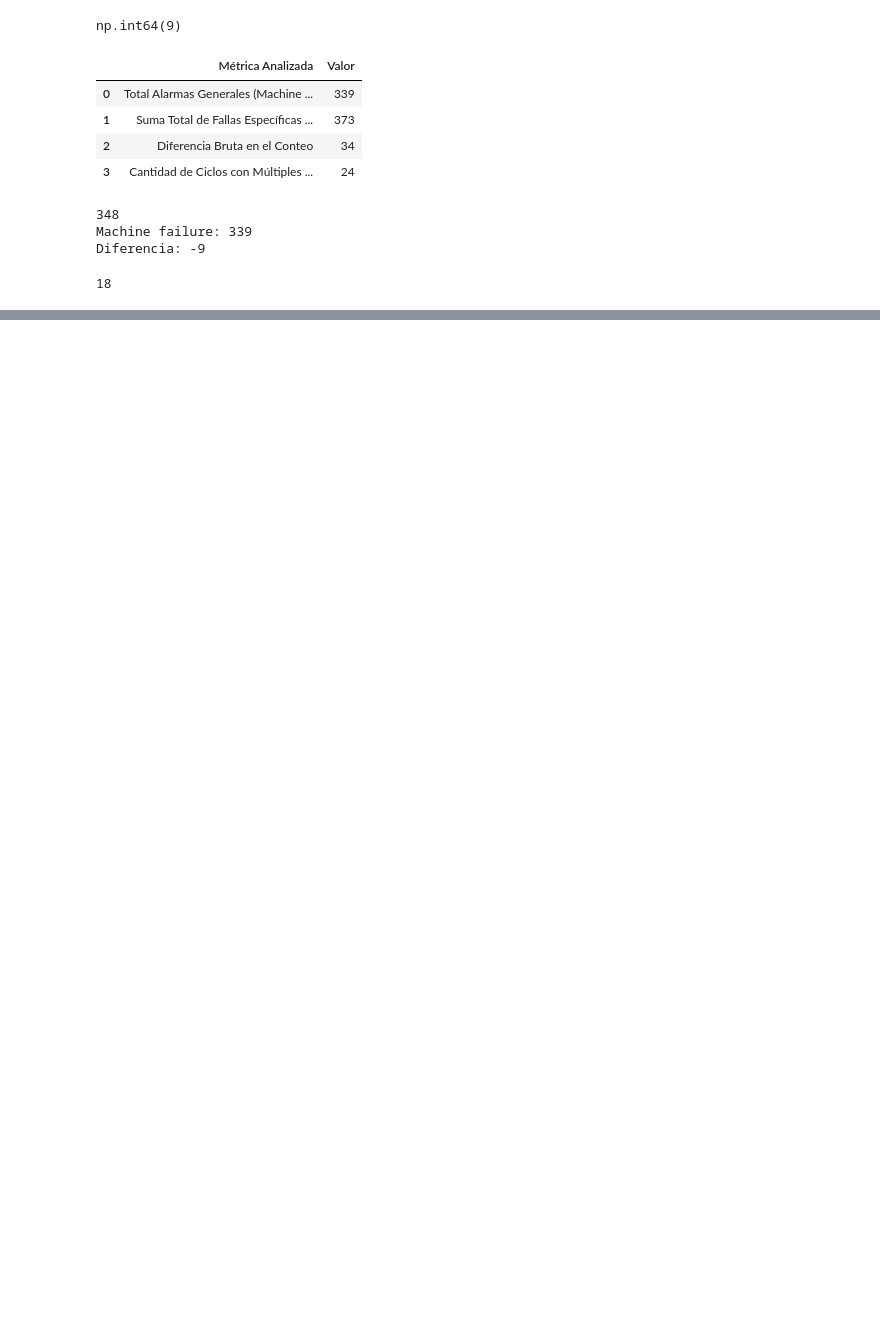
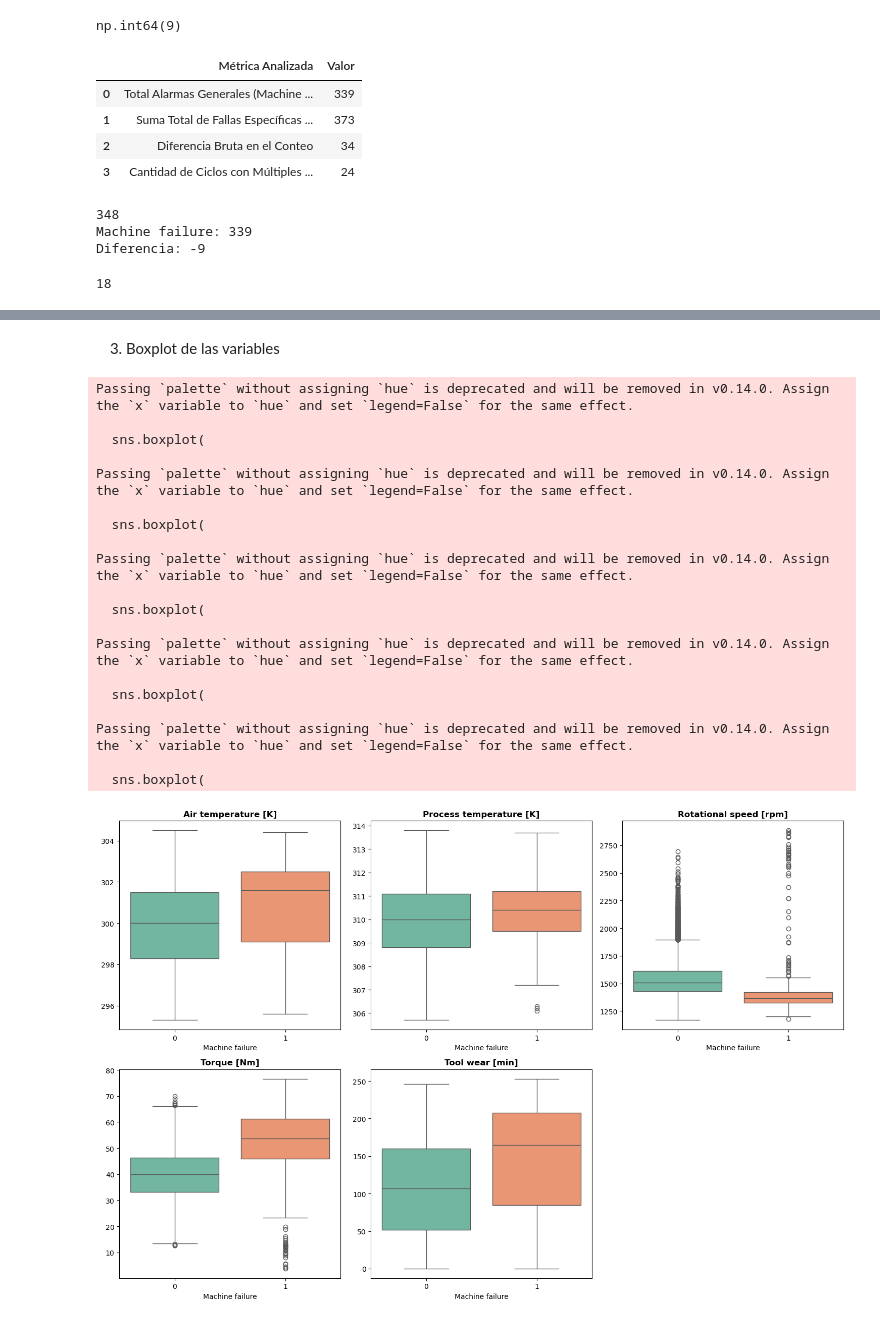
Before and after one commit to rubiosanti3-arch/Proyecto-Final-YPF-DS---Grupo-8, a Jupyter notebook: prueba2.ipynb, the cells around one changed output, grey strips where cells are left out. Drawn from its saved outputs; the diff is of its cells as text; code cells hidden in the pictures; blank space fills up the shorter version.

```diff
--- a/prueba2.ipynb
+++ b/prueba2.ipynb
@@ -264,0 +350,60 @@ excedente_ocultas
+# %% [markdown]
+3. Boxplot de las variables
+# %%
+import matplotlib.pyplot as plt
+import seaborn as sns
+
+# Definimos las variables físicas a graficar
+variables_fisicas = [
+    'Air temperature [K]',
+    'Process temperature [K]',
+    'Rotational speed [rpm]',
+    'Torque [Nm]',
+    'Tool wear [min]'
+]
+
+# Generamos la figura y una cuadrícula de 2x3
+fig, axes = plt.subplots(2, 3, figsize=(15, 10))
+axes = axes.flatten()
+
+for i, col in enumerate(variables_fisicas):
+    # Generamos el boxplot separando por 'Machine failure'
+    sns.boxplot(
+        data=df,
+        x='Machine failure',
+        y=col,
+        palette='Set2',
+        ax=axes[i]
+    )
+
+    # Limpiamos las etiquetas para un diseño más limpio
+    axes[i].set_title(col, fontweight='bold')
+    axes[i].set_ylabel('')
+
+# Ocultamos el sexto gráfico que queda vacío
+axes[5].axis('off')
+
+# Ajustamos los márgenes automáticamente
+plt.tight_layout()
+plt.show()
+# %% [output]
+Passing `palette` without assigning `hue` is deprecated and will be removed in v0.14.0. Assign the `x` variable to `hue` and set `legend=False` for the same effect.
+
+  sns.boxplot(
+
+Passing `palette` without assigning `hue` is deprecated and will be removed in v0.14.0. Assign the `x` variable to `hue` and set `legend=False` for the same effect.
+
+  sns.boxplot(
+
+Passing `palette` without assigning `hue` is deprecated and will be removed in v0.14.0. Assign the `x` variable to `hue` and set `legend=False` for the same effect.
+
+  sns.boxplot(
+
+Passing `palette` without assigning `hue` is deprecated and will be removed in v0.14.0. Assign the `x` variable to `hue` and set `legend=False` for the same effect.
+
+  sns.boxplot(
+
+Passing `palette` without assigning `hue` is deprecated and will be removed in v0.14.0. Assign the `x` variable to `hue` and set `legend=False` for the same effect.
+
+  sns.boxplot(
+[figure, added]
```
Also changed, not shown: parts of 12 cells of this notebook.
